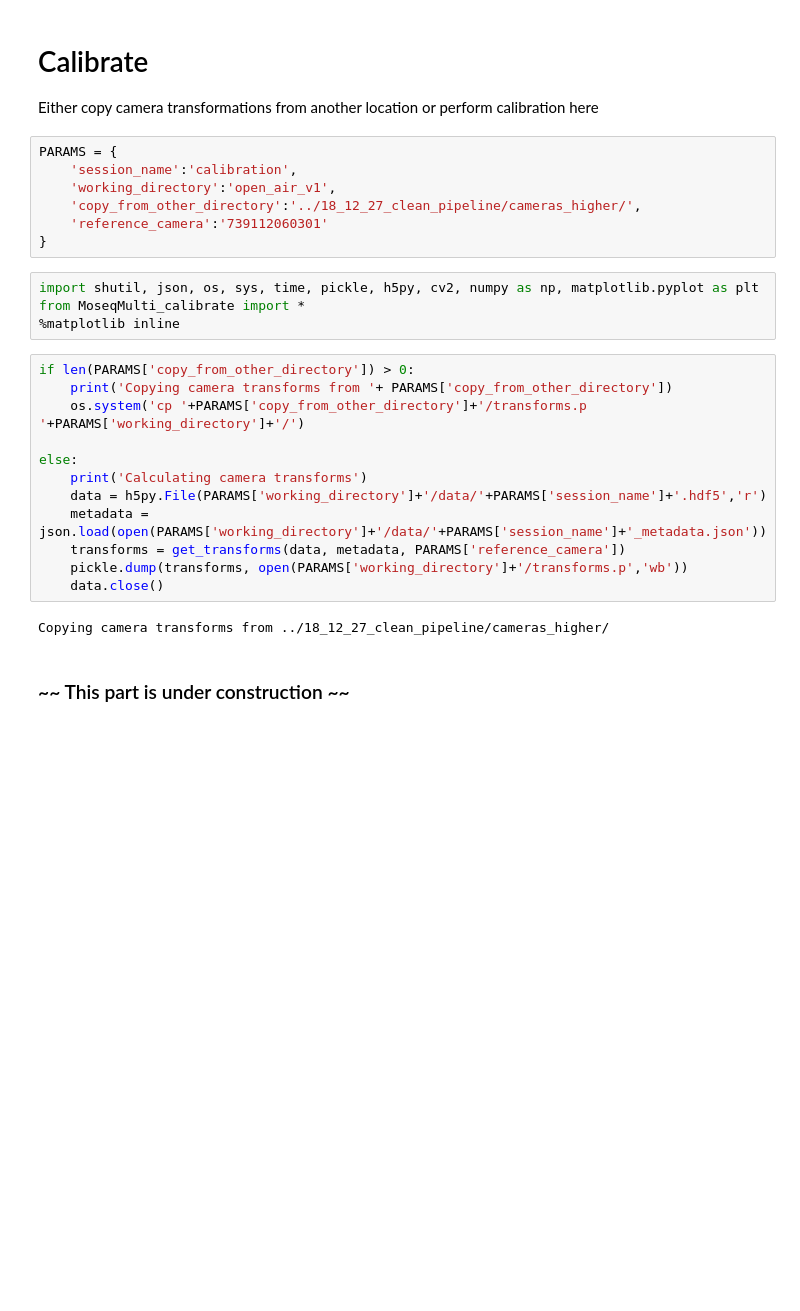
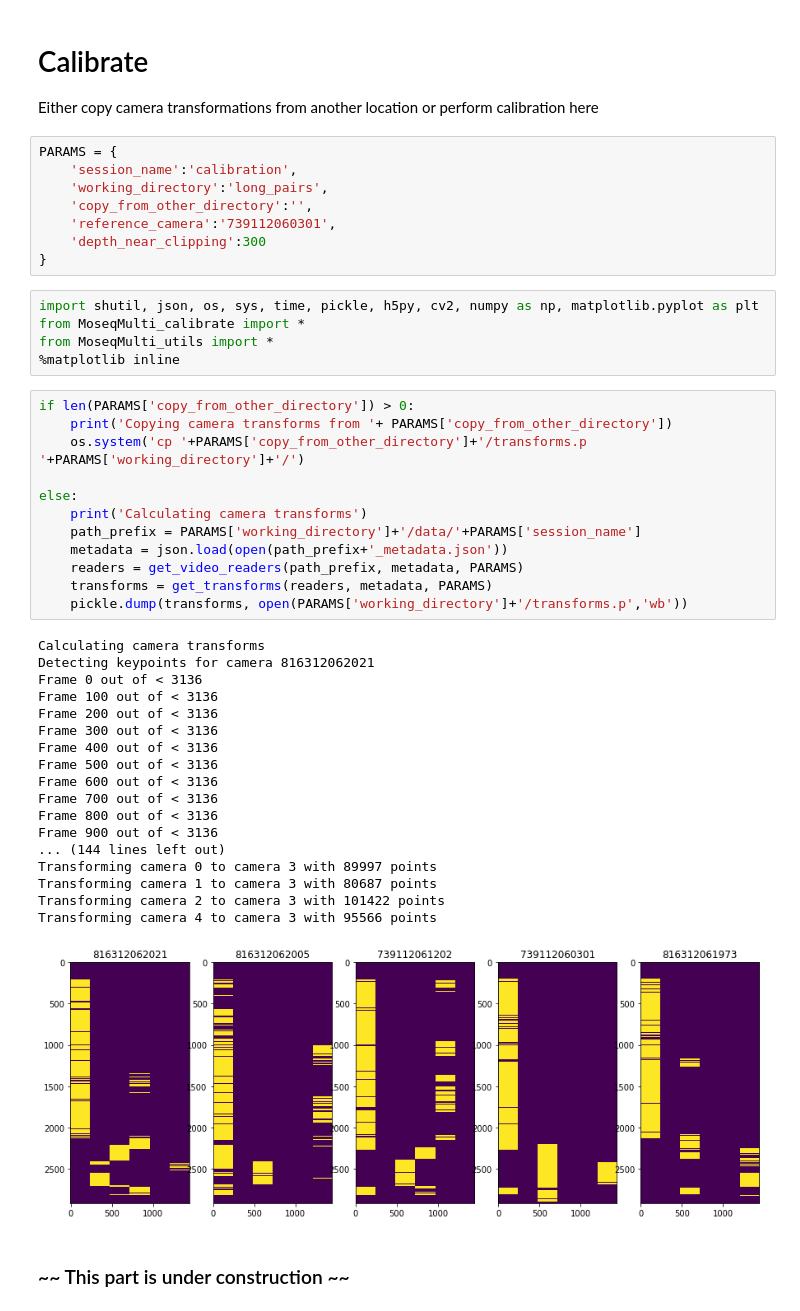
Before and after one commit to calebweinreb/MoseqMulti, a Jupyter notebook: MoseqMulti-calibrate.ipynb, the cells around one changed output. Saved outputs shown, nothing was run; the diff lists cells and outputs as text; blank space fills up the shorter version.

```diff
--- a/MoseqMulti-calibrate.ipynb
+++ b/MoseqMulti-calibrate.ipynb
@@ -5,28 +5,47 @@ Either copy camera transformations from another location or perform calibration
 # %%
 PARAMS = {
     'session_name':'calibration',
-    'working_directory':'open_air_v1',
-    'copy_from_other_directory':'../18_12_27_clean_pipeline/cameras_higher/',
-    'reference_camera':'739112060301'
+    'working_directory':'long_pairs',
+    'copy_from_other_directory':'',
+    'reference_camera':'739112060301',
+    'depth_near_clipping':300
 }
 # %%
 import shutil, json, os, sys, time, pickle, h5py, cv2, numpy as np, matplotlib.pyplot as plt
 from MoseqMulti_calibrate import *
+from MoseqMulti_utils import *
 %matplotlib inline
 # %%
 if len(PARAMS['copy_from_other_directory']) > 0:
     print('Copying camera transforms from '+ PARAMS['copy_from_other_directory'])
     os.system('cp '+PARAMS['copy_from_other_directory']+'/transforms.p '+PARAMS['working_directory']+'/')
 
 else:
     print('Calculating camera transforms')
-    data = h5py.File(PARAMS['working_directory']+'/data/'+PARAMS['session_name']+'.hdf5','r')
-    metadata = json.load(open(PARAMS['working_directory']+'/data/'+PARAMS['session_name']+'_metadata.json'))
-    transforms = get_transforms(data, metadata, PARAMS['reference_camera'])
+    path_prefix = PARAMS['working_directory']+'/data/'+PARAMS['session_name']
+    metadata = json.load(open(path_prefix+'_metadata.json'))
+    readers = get_video_readers(path_prefix, metadata, PARAMS)
+    transforms = get_transforms(readers, metadata, PARAMS)
     pickle.dump(transforms, open(PARAMS['working_directory']+'/transforms.p','wb'))
-    data.close()
 # %% [output]
-Copying camera transforms from ../18_12_27_clean_pipeline/cameras_higher/
+Calculating camera transforms
+Detecting keypoints for camera 816312062021
+Frame 0 out of < 3136
+Frame 100 out of < 3136
+Frame 200 out of < 3136
+Frame 300 out of < 3136
+Frame 400 out of < 3136
+Frame 500 out of < 3136
+Frame 600 out of < 3136
+Frame 700 out of < 3136
+Frame 800 out of < 3136
+Frame 900 out of < 3136
+... (144 lines left out)
+Transforming camera 0 to camera 3 with 89997 points
+Transforming camera 1 to camera 3 with 80687 points
+Transforming camera 2 to camera 3 with 101422 points
+Transforming camera 4 to camera 3 with 95566 points
+[figure, added]
 # %% [markdown]
 ### ~~ This part is under construction ~~ ###
 # %%
```
Also changed, not shown: parts of 2 cells of this notebook, 5 other files.
